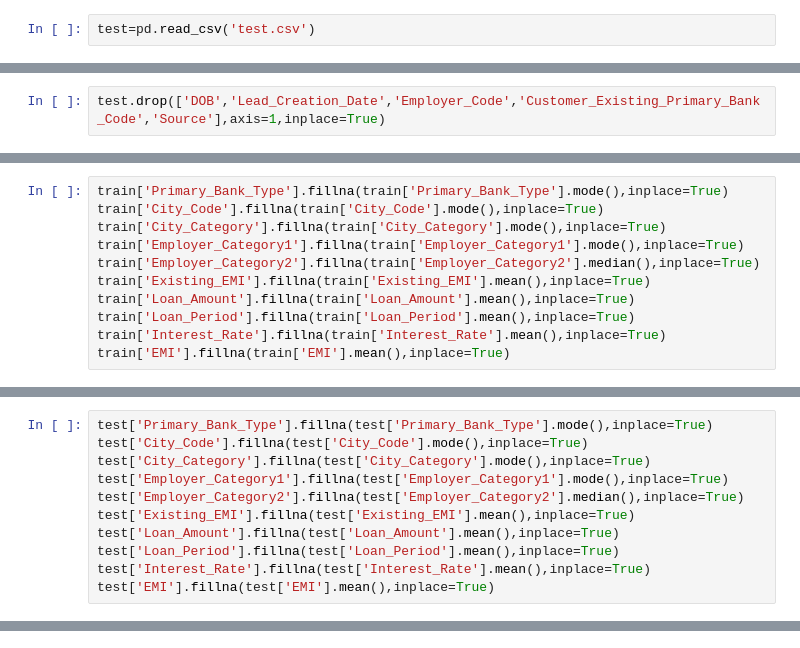
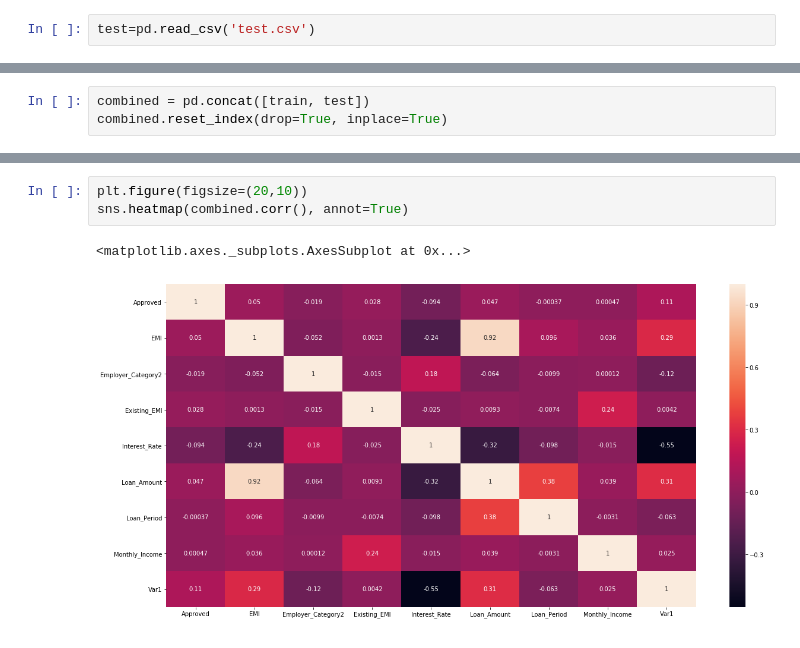
Before and after one commit to sinAshish/Machine-Learning-Practise, a Jupyter notebook: Mckinsey/solution.ipynb, the cells around one changed output, grey strips where cells are left out. Saved outputs shown, nothing was run; the diff lists cells and outputs as text.

```diff
--- a/Mckinsey/solution.ipynb
+++ b/Mckinsey/solution.ipynb
@@ -88,2 +20,0 @@ train.shape
-# %%
-test.drop(['DOB','Lead_Creation_Date','Employer_Code','Customer_Existing_Primary_Bank_Code','Source'],axis=1,inplace=True)
@@ -94,11 +20,0 @@ test.shape
-# %%
-train['Primary_Bank_Type'].fillna(train['Primary_Bank_Type'].mode(),inplace=True)
-train['City_Code'].fillna(train['City_Code'].mode(),inplace=True)
-train['City_Category'].fillna(train['City_Category'].mode(),inplace=True)
-train['Employer_Category1'].fillna(train['Employer_Category1'].mode(),inplace=True)
-train['Employer_Category2'].fillna(train['Employer_Category2'].median(),inplace=True)
-train['Existing_EMI'].fillna(train['Existing_EMI'].mean(),inplace=True)
-train['Loan_Amount'].fillna(train['Loan_Amount'].mean(),inplace=True)
-train['Loan_Period'].fillna(train['Loan_Period'].mean(),inplace=True)
-train['Interest_Rate'].fillna(train['Interest_Rate'].mean(),inplace=True)
-train['EMI'].fillna(train['EMI'].mean(),inplace=True)
@@ -124,11 +20,0 @@ dtype: int64
-# %%
-test['Primary_Bank_Type'].fillna(test['Primary_Bank_Type'].mode(),inplace=True)
-test['City_Code'].fillna(test['City_Code'].mode(),inplace=True)
-test['City_Category'].fillna(test['City_Category'].mode(),inplace=True)
-test['Employer_Category1'].fillna(test['Employer_Category1'].mode(),inplace=True)
-test['Employer_Category2'].fillna(test['Employer_Category2'].median(),inplace=True)
-test['Existing_EMI'].fillna(test['Existing_EMI'].mean(),inplace=True)
-test['Loan_Amount'].fillna(test['Loan_Amount'].mean(),inplace=True)
-test['Loan_Period'].fillna(test['Loan_Period'].mean(),inplace=True)
-test['Interest_Rate'].fillna(test['Interest_Rate'].mean(),inplace=True)
-test['EMI'].fillna(test['EMI'].mean(),inplace=True)
@@ -148,0 +21,3 @@ X_train,X_test,y_train,y_test=train_test_split(X,y,test_size=0.3,random_state=0)
+# %%
+combined = pd.concat([train, test])
+combined.reset_index(drop=True, inplace=True)
@@ -148,0 +50,6 @@ X_train,X_test,y_train,y_test=train_test_split(X,y,test_size=0.3,random_state=0)
+# %%
+plt.figure(figsize=(20,10))
+sns.heatmap(combined.corr(), annot=True)
+# %% [output]
+<matplotlib.axes._subplots.AxesSubplot at 0x...>
+[figure, added]
```
Also changed, not shown: parts of 76 cells of this notebook, 1 other file.
